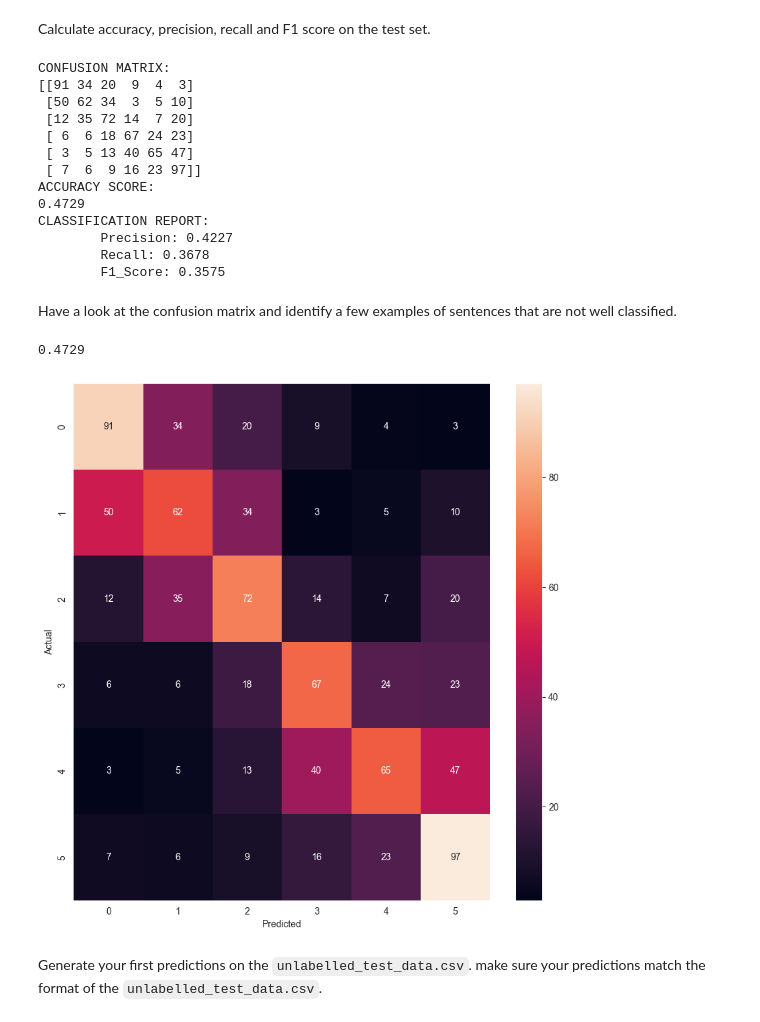
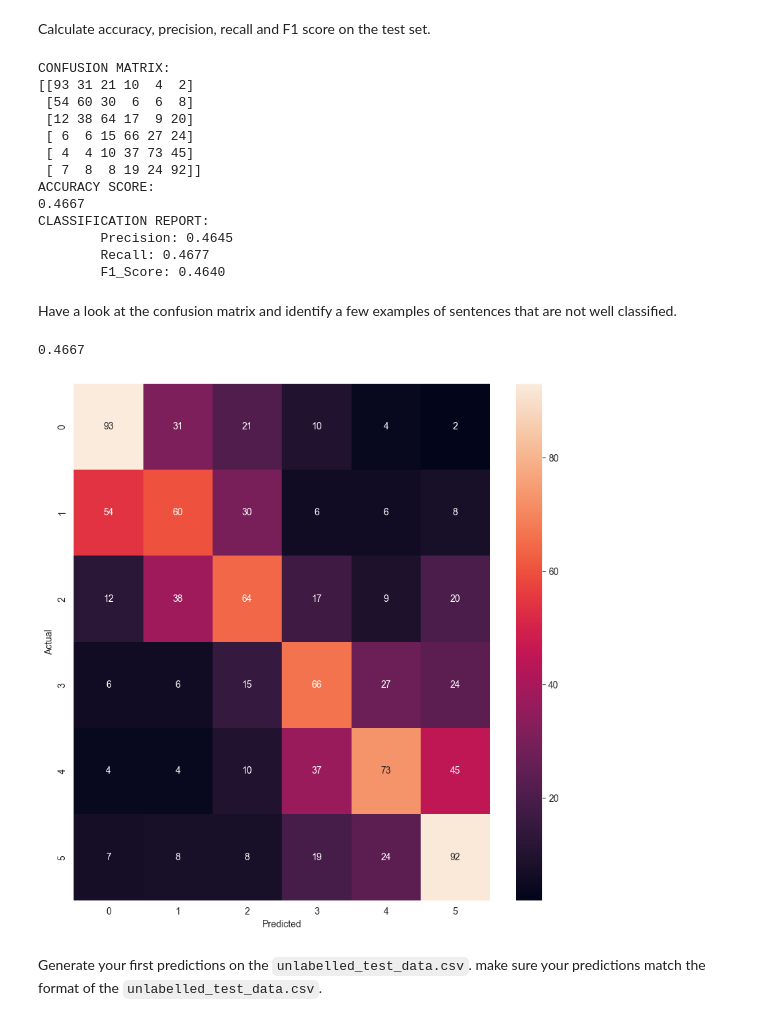
Before and after one commit to badjojo203/DMML2022_Tesla, a Jupyter notebook: code/Project_guidelines_2022_UNIL_Tesla.ipynb, the cells around one changed output. Drawn from its saved outputs; the diff is of its cells as text; code cells hidden in the pictures.

```diff
--- a/code/Project_guidelines_2022_UNIL_Tesla.ipynb
+++ b/code/Project_guidelines_2022_UNIL_Tesla.ipynb
@@ -169,46 +162,46 @@ y_pred_LinR = LinR.predict(X_test_tfidf)
 Calculate accuracy, precision, recall and F1 score on the test set.
 # %%
 def evaluate(true, pred):
-    precision = precision_score(y_test, y_pred, average="macro")
-    recall = recall_score(y_test, y_pred, average="macro")
-    f1 = f1_score(y_test, y_pred, average="macro")
+    precision = precision_score(y_test, y_pred_LogR, average="macro")
+    recall = recall_score(y_test, y_pred_LogR, average="macro")
+    f1 = f1_score(y_test, y_pred_LogR, average="macro")
     print(f"CONFUSION MATRIX:\n{confusion_matrix(true, pred)}")
     print(f"ACCURACY SCORE:\n{accuracy_score(true, pred):.4f}")
     print(f"CLASSIFICATION REPORT:\n\tPrecision: {precision:.4f}\n\tRecall: {recall:.4f}\n\tF1_Score: {f1:.4f}")
 
-evaluate(y_test, y_pred_LogRcv)
+evaluate(y_test, y_pred_LogR)
 # %% [output]
 CONFUSION MATRIX:
-[[91 34 20  9  4  3]
- [50 62 34  3  5 10]
- [12 35 72 14  7 20]
- [ 6  6 18 67 24 23]
- [ 3  5 13 40 65 47]
- [ 7  6  9 16 23 97]]
+[[93 31 21 10  4  2]
+ [54 60 30  6  6  8]
+ [12 38 64 17  9 20]
+ [ 6  6 15 66 27 24]
+ [ 4  4 10 37 73 45]
+ [ 7  8  8 19 24 92]]
 ACCURACY SCORE:
-0.4729
+0.4667
 CLASSIFICATION REPORT:
-        Precision: 0.4227
-        Recall: 0.3678
-        F1_Score: 0.3575
+        Precision: 0.4645
+        Recall: 0.4677
+        F1_Score: 0.4640
 # %% [markdown]
 Have a look at the confusion matrix and identify a few examples of sentences that are not well classified.
 # %%
 import seaborn as sns
 import matplotlib.pyplot as plt
 
-def accuracy_conf_mat(y_test, y_pred):
-    print(round(accuracy_score(y_test, y_pred), 4))
-    conf_mat = confusion_matrix(y_test, y_pred)
+def accuracy_conf_mat(y_test, y_pred_LogR):
+    print(round(accuracy_score(y_test, y_pred_LogR), 4))
+    conf_mat = confusion_matrix(y_test, y_pred_LogR)
     fig, ax = plt.subplots(figsize=(10,10))
     sns.heatmap(conf_mat, annot=True, fmt='d')
     plt.ylabel('Actual')
     plt.xlabel('Predicted')
     plt.show()
-accuracy_conf_mat(y_test, y_pred_LogRcv)
+accuracy_conf_mat(y_test, y_pred_LogR)
 # %% [output]
-0.4729
+0.4667
-[figure, old version]
+[figure, new version]
 # %% [markdown]
 Generate your first predictions on the `unlabelled_test_data.csv`. make sure your predictions match the format of the `unlabelled_test_data.csv`.
 # %%
```
Also changed, not shown: parts of 8 cells of this notebook, 1 other file.
